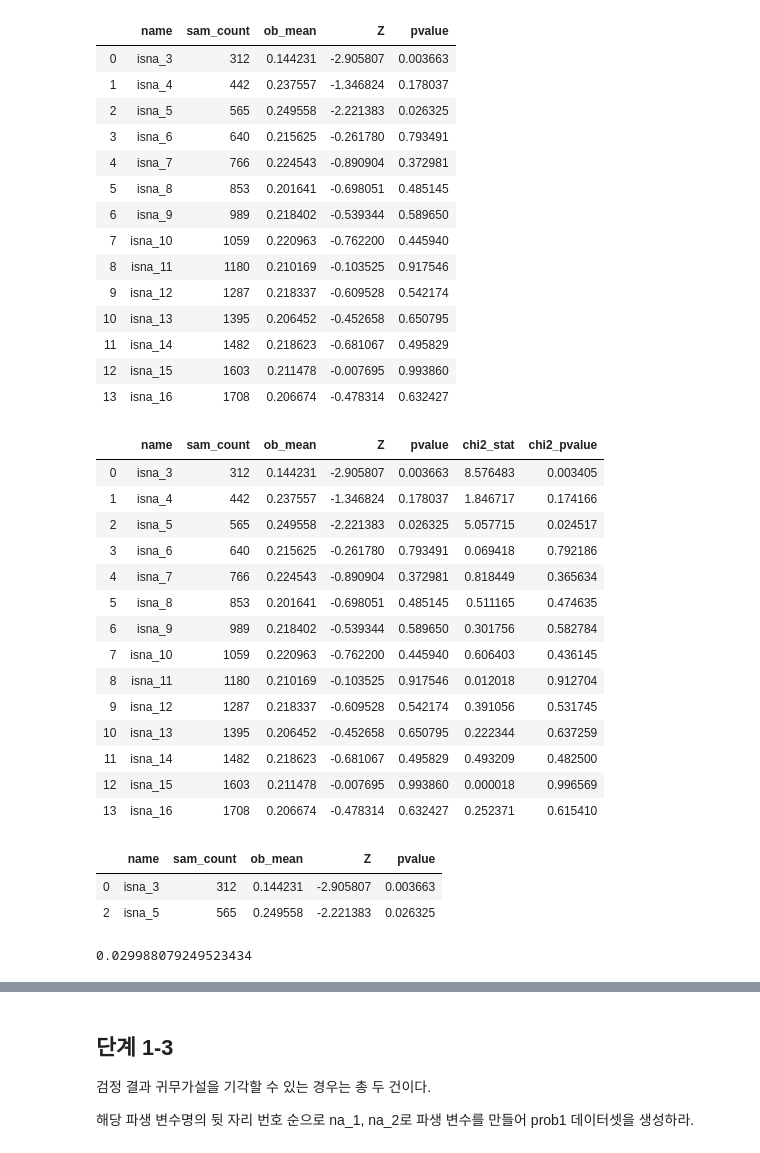
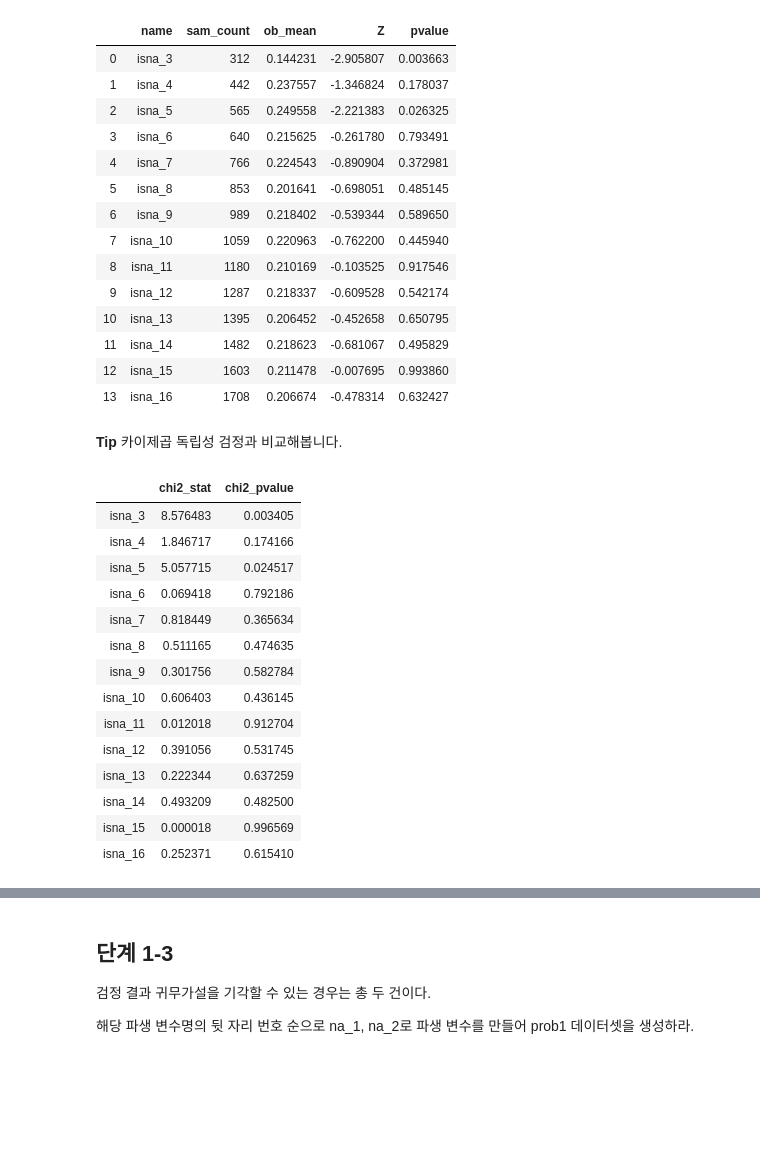
Before and after one commit to sunkusun9/DS_lv3_2409, a Jupyter notebook: sec_ds_lv3_prob1_prob.ipynb, the cells around one changed output, grey strips where cells are left out. Cells and saved outputs as stored; diff of their text form; code cells hidden in the pictures; blank space fills up the shorter version.

```diff
--- a/sec_ds_lv3_prob1_prob.ipynb
+++ b/sec_ds_lv3_prob1_prob.ipynb
@@ -457,36 +510,29 @@ df_propztest
 | 11 | isna_14 | 1482 | 0.218623 | -0.681067 | 0.495829 |
 | 12 | isna_15 | 1603 | 0.211478 | -0.007695 | 0.993860 |
 | 13 | isna_16 | 1708 | 0.206674 | -0.478314 | 0.632427 |
-# %%
-from scipy.stats import chi2_contingency
-
-def chi2_test(s):
-    result = chi2_contingency(pd.crosstab(index=s, columns = df_basetable['failure']), correction=False)
-    return pd.Series([result[0], result[1]], index=['chi2_stat', 'chi2_pvalue'])
-df_chi2 = df_basetable[['isna_{}'.format(i) for i in range(3, 17)]].apply(chi2_test, axis=0).T
-df_propztest.join(df_chi2, on='name')
-# %% [output]
-|  | name | sam_count | ob_mean | Z | pvalue | chi2_stat | chi2_pvalue |
-| 0 | isna_3 | 312 | 0.144231 | -2.905807 | 0.003663 | 8.576483 | 0.003405 |
-| 1 | isna_4 | 442 | 0.237557 | -1.346824 | 0.178037 | 1.846717 | 0.174166 |
-| 2 | isna_5 | 565 | 0.249558 | -2.221383 | 0.026325 | 5.057715 | 0.024517 |
-| 3 | isna_6 | 640 | 0.215625 | -0.261780 | 0.793491 | 0.069418 | 0.792186 |
-| 4 | isna_7 | 766 | 0.224543 | -0.890904 | 0.372981 | 0.818449 | 0.365634 |
-| 5 | isna_8 | 853 | 0.201641 | -0.698051 | 0.485145 | 0.511165 | 0.474635 |
-| 6 | isna_9 | 989 | 0.218402 | -0.539344 | 0.589650 | 0.301756 | 0.582784 |
-| 7 | isna_10 | 1059 | 0.220963 | -0.762200 | 0.445940 | 0.606403 | 0.436145 |
-| 8 | isna_11 | 1180 | 0.210169 | -0.103525 | 0.917546 | 0.012018 | 0.912704 |
-| 9 | isna_12 | 1287 | 0.218337 | -0.609528 | 0.542174 | 0.391056 | 0.531745 |
-| 10 | isna_13 | 1395 | 0.206452 | -0.452658 | 0.650795 | 0.222344 | 0.637259 |
-| 11 | isna_14 | 1482 | 0.218623 | -0.681067 | 0.495829 | 0.493209 | 0.482500 |
-| 12 | isna_15 | 1603 | 0.211478 | -0.007695 | 0.993860 | 0.000018 | 0.996569 |
-| 13 | isna_16 | 1708 | 0.206674 | -0.478314 | 0.632427 | 0.252371 | 0.615410 |
-# %%
-display(df_propztest.query('pvalue < 0.05'))
-A = df_propztest.query('pvalue < 0.05')['pvalue'].sum()
-A
-# %% [output]
-|  | name | sam_count | ob_mean | Z | pvalue |
-| 0 | isna_3 | 312 | 0.144231 | -2.905807 | 0.003663 |
-| 2 | isna_5 | 565 | 0.249558 | -2.221383 | 0.026325 |
-0.029988079249523434
+# %% [markdown]
+**Tip** 카이제곱 독립성 검정과 비교해봅니다.
+# %%
+from scipy.stats import chi2_contingency
+# pd.DataFrame.apply(, axis=0)를 활용한, isna_3 ~ 16 변수들의 chi2 검정을 수행합니다.
+def chi2_test(s):
+    result = chi2_contingency(pd.crosstab(index=s, columns = df_basetable['failure']), correction=False)
+    return pd.Series([result[0], result[1]], index=['chi2_stat', 'chi2_pvalue'])
+df_chi2 = df_basetable[['isna_{}'.format(i) for i in range(3, 17)]].apply(chi2_test, axis=0).T
+df_chi2
+# %% [output]
+|  | chi2_stat | chi2_pvalue |
+| isna_3 | 8.576483 | 0.003405 |
+| isna_4 | 1.846717 | 0.174166 |
+| isna_5 | 5.057715 | 0.024517 |
+| isna_6 | 0.069418 | 0.792186 |
+| isna_7 | 0.818449 | 0.365634 |
+| isna_8 | 0.511165 | 0.474635 |
+| isna_9 | 0.301756 | 0.582784 |
+| isna_10 | 0.606403 | 0.436145 |
+| isna_11 | 0.012018 | 0.912704 |
+| isna_12 | 0.391056 | 0.531745 |
+| isna_13 | 0.222344 | 0.637259 |
+| isna_14 | 0.493209 | 0.482500 |
+| isna_15 | 0.000018 | 0.996569 |
+| isna_16 | 0.252371 | 0.615410 |
```
Also changed, not shown: parts of 104 cells of this notebook.
